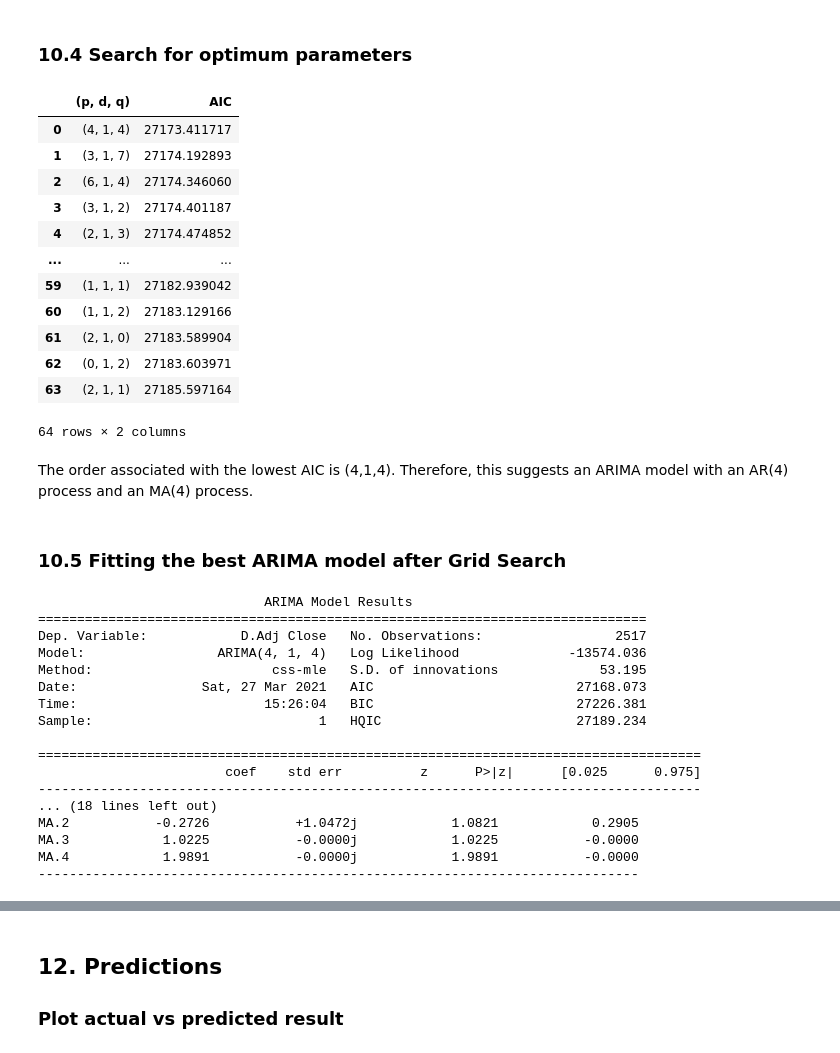
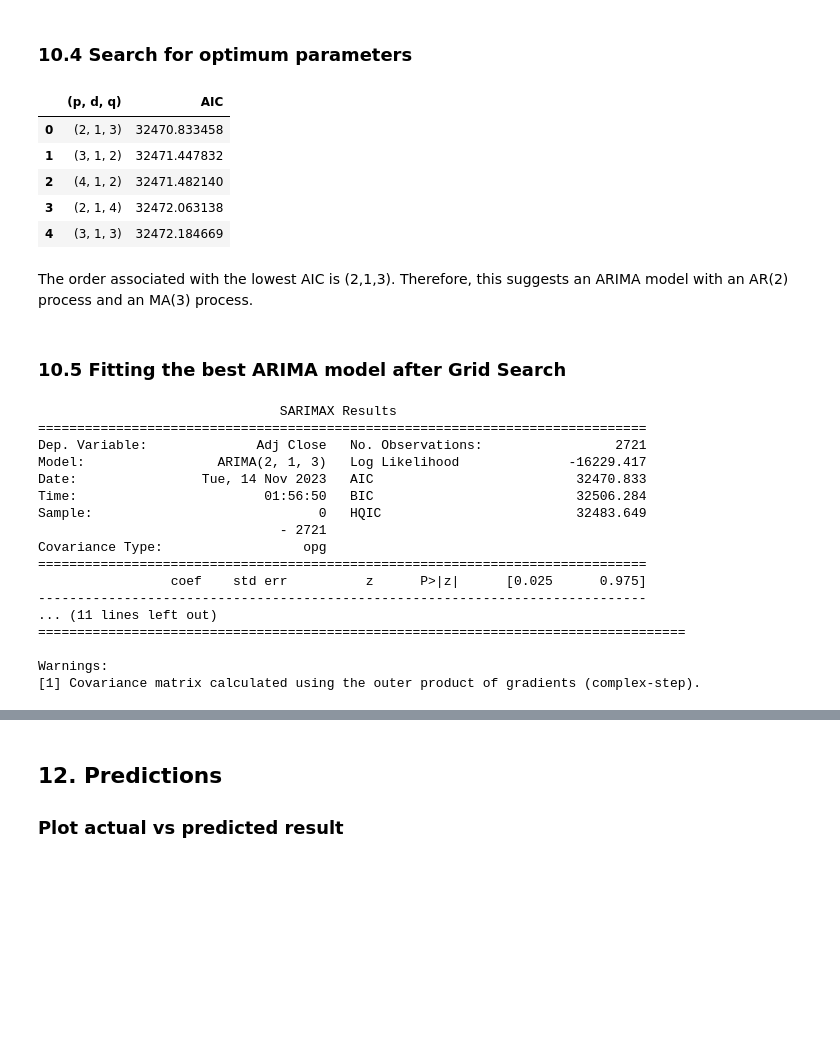
Before and after one commit to shubhayu-64/fin, a Jupyter notebook: Time_Series/ARIMA.ipynb, the cells around one changed output, grey strips where cells are left out. Saved outputs shown, nothing was run; the diff lists cells and outputs as text; code cells hidden in the pictures; blank space fills up the shorter version.

Commit message:
Fixed all in Time Series Folder

```diff
--- a/Time_Series/ARIMA.ipynb
+++ b/Time_Series/ARIMA.ipynb
@@ -71,7 +59,5 @@ ftse100_stocks.head()
 # %%
 # Create dataframe of AZN.L stock data
-
-azn =  ftse100_stocks['AZN.L']
-
+azn = yf.download("AZN.L", start="2013-01-01", end="2023-10-10")[['Adj Close','Open', 'High', 'Low', 'Close', 'Volume']].round(2)
 azn.head()
 # %% [output]
@@ -358,6 +342,6 @@ We will now fit the ARIMA model with the (p, d, q) terms of order (3, 1, 3) obse
 # Fit ARIMA model with (p, d, q) terms
 
 model = ARIMA(azn_adj, order=(3, 1, 3))
-result = model.fit(disp=0)
+result = model.fit()
 print(result.summary())
 # %% [output]
@@ -392,9 +380,9 @@ def optimise_ARIMA(order_list, exog):
     """
     results = []
 
-    for order in tqdm(order_list):
+    for order in order_list:
         try:
-            model = SARIMAX(exog, order=order).fit(disp=0)
+            model = SARIMAX(exog, order = order).fit()
         except:
             continue
         aic = model.aic
@@ -402,7 +390,7 @@ def optimise_ARIMA(order_list, exog):
 
     result_df = pd.DataFrame(results)
     result_df.columns = ['(p, d, q)', 'AIC']
-    #Sort in ascending order, lower AIC is better
+    # Sort in ascending order, lower AIC is better
     result_df = result_df.sort_values(by='AIC', ascending=True).reset_index(drop=True)
 
     return result_df
@@ -431,46 +419,38 @@ for each in parameters_list:
 result_df = optimise_ARIMA(order_list, exog=azn_adj['Adj Close'])
 # %%
 # Print dataframe of results
-
-result_df
+result_df.head()
 # %% [output]
 |  | (p, d, q) | AIC |
-| 0 | (4, 1, 4) | 27173.411717 |
-| 1 | (3, 1, 7) | 27174.192893 |
-| 2 | (6, 1, 4) | 27174.346060 |
-| 3 | (3, 1, 2) | 27174.401187 |
-| 4 | (2, 1, 3) | 27174.474852 |
-| ... | ... | ... |
-| 59 | (1, 1, 1) | 27182.939042 |
-| 60 | (1, 1, 2) | 27183.129166 |
-| 61 | (2, 1, 0) | 27183.589904 |
-| 62 | (0, 1, 2) | 27183.603971 |
-| 63 | (2, 1, 1) | 27185.597164 |
+| 0 | (2, 1, 3) | 32470.833458 |
+| 1 | (3, 1, 2) | 32471.447832 |
+| 2 | (4, 1, 2) | 32471.482140 |
+| 3 | (2, 1, 4) | 32472.063138 |
+| 4 | (3, 1, 3) | 32472.184669 |
-64 rows × 2 columns
 # %% [markdown]
-The order associated with the lowest AIC is (4,1,4). Therefore, this suggests an ARIMA model with an AR(4) process and an MA(4) process.
+The order associated with the lowest AIC is (2,1,3). Therefore, this suggests an ARIMA model with an AR(2) process and an MA(3) process.
 # %% [markdown]
 ### 10.5 Fitting the best ARIMA model after Grid Search
 # %%
-# Fit and print a summary of the best model, which is ARIMA (4,1,4)
+# Fit and print a summary of the best model, which is ARIMA (2, 1, 3)
 
-best_model = ARIMA(azn_adj, order=(4, 1, 4)).fit(disp=0)
+best_model = ARIMA(azn_adj, order=(2, 1, 3)).fit()
 print(best_model.summary())
 # %% [output]
-                             ARIMA Model Results
+                               SARIMAX Results
 ==============================================================================
-Dep. Variable:            D.Adj Close   No. Observations:                 2517
-Model:                 ARIMA(4, 1, 4)   Log Likelihood              -13574.036
-Method:                       css-mle   S.D. of innovations             53.195
-Date:                Sat, 27 Mar 2021   AIC                          27168.073
-Time:                        15:26:04   BIC                          27226.381
-Sample:                             1   HQIC                         27189.234
+Dep. Variable:              Adj Close   No. Observations:                 2721
+Model:                 ARIMA(2, 1, 3)   Log Likelihood              -16229.417
+Date:                Tue, 14 Nov 2023   AIC                          32470.833
+Time:                        01:56:50   BIC                          32506.284
+Sample:                             0   HQIC                         32483.649
+                               - 2721
+Covariance Type:                  opg
+==============================================================================
+                 coef    std err          z      P>|z|      [0.025      0.975]
+------------------------------------------------------------------------------
+... (11 lines left out)
+===================================================================================
 
-=====================================================================================
-                        coef    std err          z      P>|z|      [0.025      0.975]
--------------------------------------------------------------------------------------
-... (18 lines left out)
-MA.2           -0.2726           +1.0472j            1.0821            0.2905
-MA.3            1.0225           -0.0000j            1.0225           -0.0000
-MA.4            1.9891           -0.0000j            1.9891           -0.0000
------------------------------------------------------------------------------
+Warnings:
+[1] Covariance matrix calculated using the outer product of gradients (complex-step).
```
Also changed, not shown: parts of 25 cells of this notebook, 5 other files.
